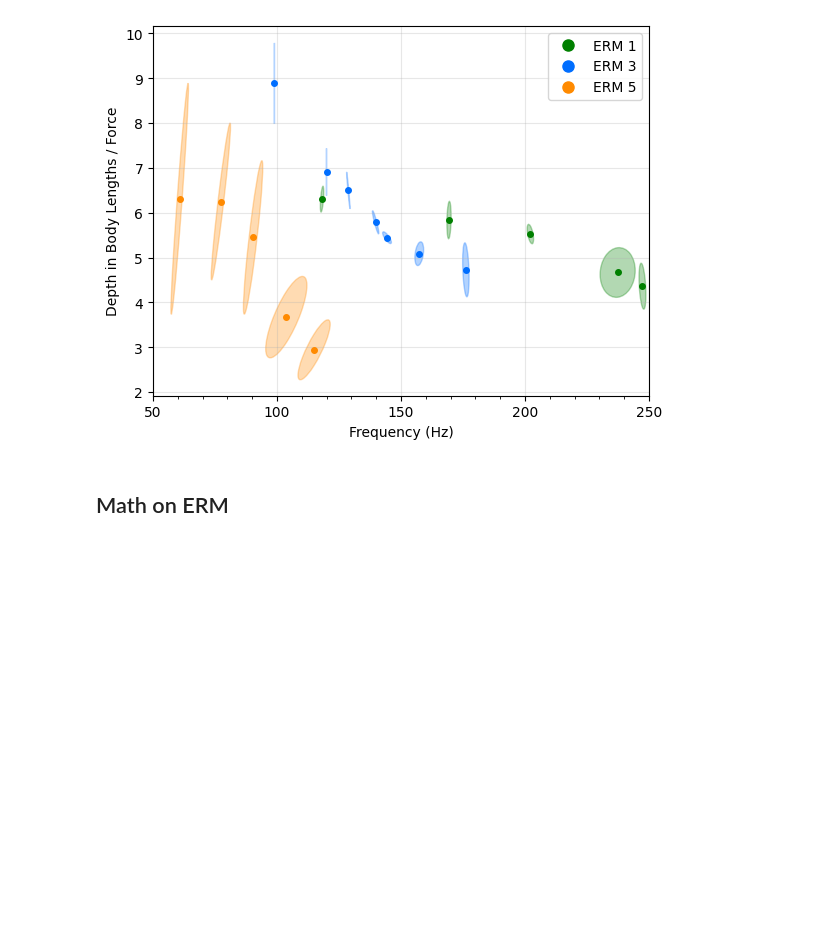
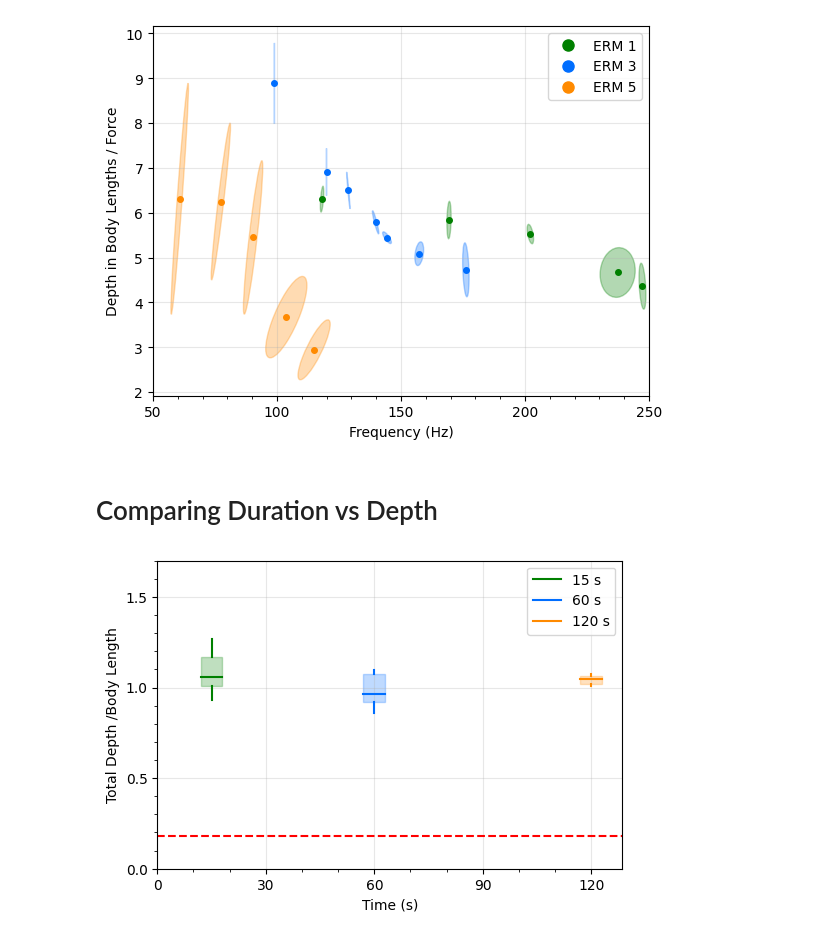
Before and after one commit to OzzysMess/clamming, a Jupyter notebook: master_notes.ipynb, the cells around one changed output. Cells and saved outputs as stored; diff of their text form; code cells hidden in the pictures; blank space fills up the shorter version.

```diff
--- a/master_notes.ipynb
+++ b/master_notes.ipynb
@@ -431,5 +439,3 @@ ax.set_xticks(np.arange(50, 251, 10), minor=True)
 plt.show()
 # %% [output]
 [figure]
-# %% [markdown]
-## Math on ERM
@@ -437,0 +442,68 @@ plate_mass = 0.43
+# %% [markdown]
+# Comparing Duration vs Depth
+# %%
+from matplotlib.patches import Rectangle
+import pandas as pd
+
+# Load the time-trial measurements and map each run to a pseudo-ERM group.
+time_path = Path(r"Data\time-trials.csv")
+time_trials = pd.read_csv(time_path)
+time_trials["Time (s)"] = time_trials["Time (s)"].astype(int)
+
+original_mass_order = mass_order
+original_mass_colors = mass_colors.copy()
+
+time_order = [15, 60, 120]
+time_colors = {
+    15: "green",
+    60: [0, 110 / 255, 1],
+    120: [1, 138 / 255, 0],
+}
+
+fig, ax = plt.subplots(figsize=(6, 4))
+for time in time_order:
+    subset = time_trials[time_trials["Time (s)"] == time]
+    x_vals = subset["Time (s)"].astype(float)
+    y_vals = subset["Total Depth (mm)"].astype(float)/probe_length
+
+    x_center = x_vals.mean()
+    q_low = np.percentile(y_vals, 15)
+    q_high = np.percentile(y_vals, 85)
+    whisk_low = y_vals.min()
+    whisk_high = y_vals.max()
+    median_y = np.median(y_vals)
+    box_width = 6
+
+    ax.add_patch(
+        Rectangle(
+            (x_center - box_width / 2, q_low),
+            box_width,
+            q_high - q_low,
+            facecolor=time_colors[time],
+            edgecolor=time_colors[time],
+            alpha=0.25,
+        )
+    )
+    ax.plot([x_center, x_center], [whisk_low, q_low], color=time_colors[time], linewidth=1.5)
+    ax.plot([x_center, x_center], [q_high, whisk_high], color=time_colors[time], linewidth=1.5)
+    ax.plot(
+        [x_center - box_width / 2, x_center + box_width / 2],
+        [median_y, median_y],
+        color=time_colors[time],
+        linewidth=1.5,
+        label=f"{time} s"
+    )
+
+ax.set_xticks(np.arange(0, 121, 30))
+ax.set_xticks(np.arange(0, 121, 10), minor=True)
+ax.set_yticks(np.arange(0, 1.75, .5))
+ax.set_yticks(np.arange(0, 1.75, .1), minor=True)
+ax.set_xlabel("Time (s)")
+ax.set_ylabel("Total Depth /Body Length")
+ax.legend(loc="best")
+ax.grid(True, alpha=0.3)
+ax.axhline(y=sd/probe_length, color='red', linestyle='--', label='starting depth')
+
+plt.show()
+# %% [output]
+[figure, added]
```
Also changed, not shown: parts of 9 cells of this notebook, 4 other files.
